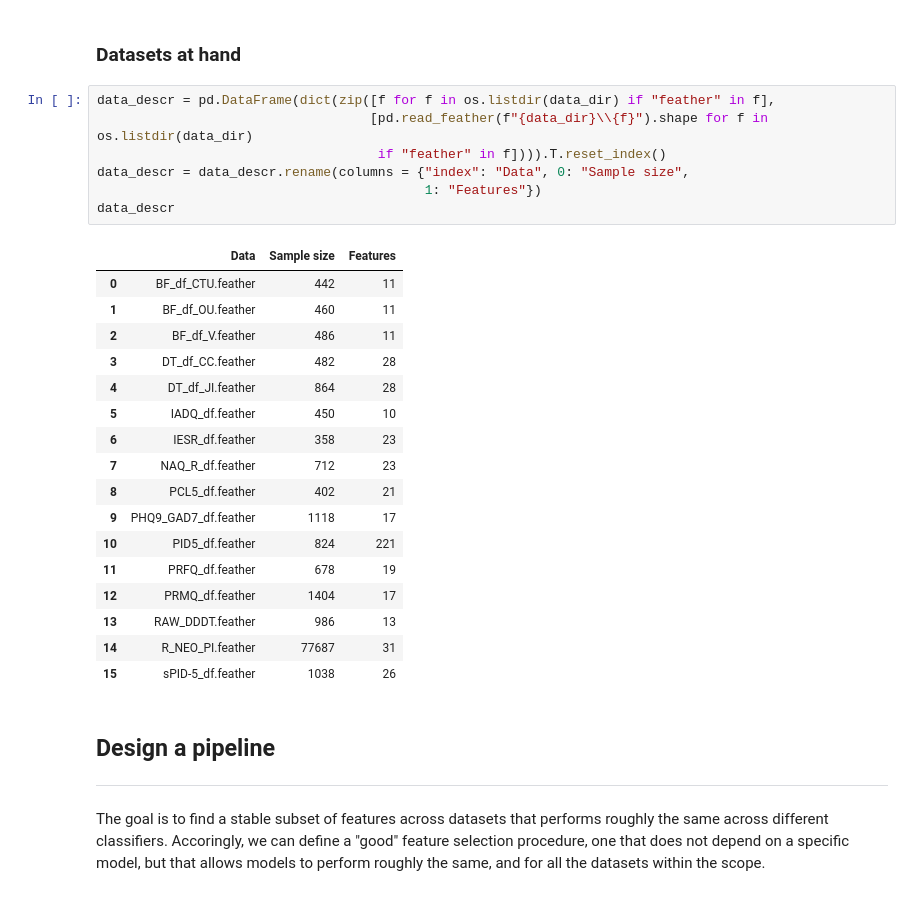
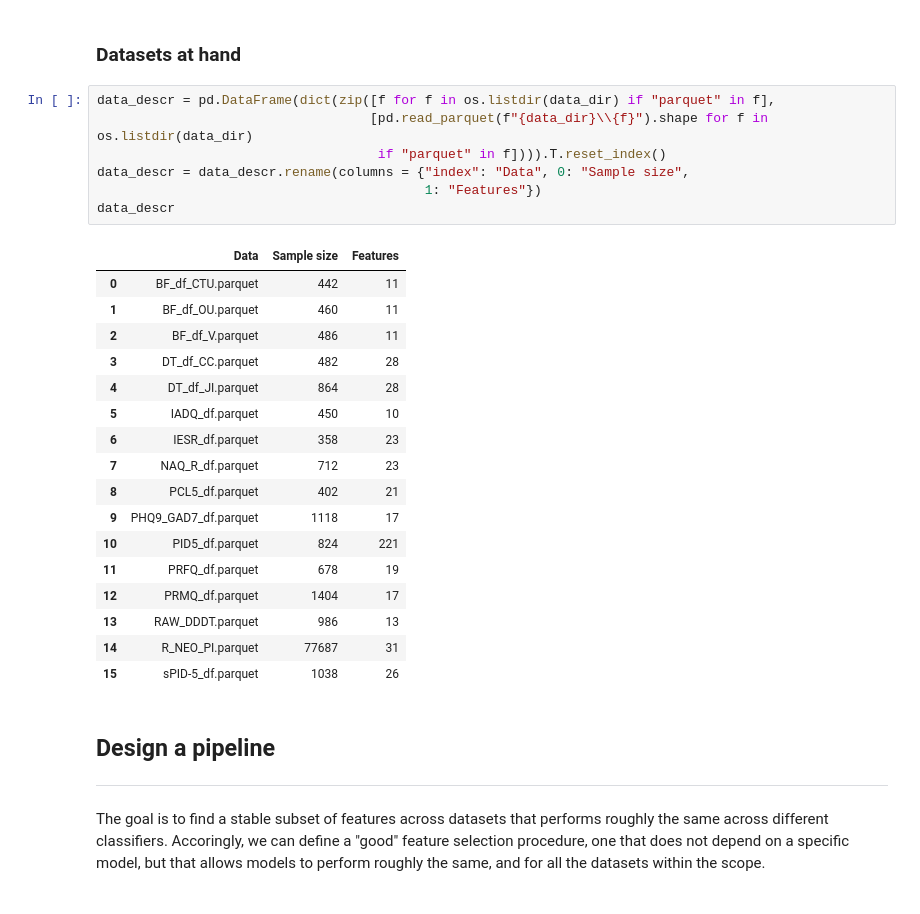
Before and after one commit to MattiaBrocco/Model-agnostic-feature-selection, a Jupyter notebook: CBSD Project MB.ipynb, the cells around one changed output. Cells and saved outputs as stored; diff of their text form.

```diff
--- a/CBSD Project MB.ipynb
+++ b/CBSD Project MB.ipynb
@@ -44,30 +43,30 @@ pd.options.display.max_columns = 500
 # %% [markdown]
 ### Datasets at hand
 # %%
-data_descr = pd.DataFrame(dict(zip([f for f in os.listdir(data_dir) if "feather" in f],
-                                   [pd.read_feather(f"{data_dir}\\{f}").shape for f in os.listdir(data_dir)
-                                    if "feather" in f]))).T.reset_index()
+data_descr = pd.DataFrame(dict(zip([f for f in os.listdir(data_dir) if "parquet" in f],
+                                   [pd.read_parquet(f"{data_dir}\\{f}").shape for f in os.listdir(data_dir)
+                                    if "parquet" in f]))).T.reset_index()
 data_descr = data_descr.rename(columns = {"index": "Data", 0: "Sample size",
                                           1: "Features"})
 data_descr
 # %% [output]
 |  | Data | Sample size | Features |
-| 0 | BF_df_CTU.feather | 442 | 11 |
-| 1 | BF_df_OU.feather | 460 | 11 |
-| 2 | BF_df_V.feather | 486 | 11 |
-| 3 | DT_df_CC.feather | 482 | 28 |
-| 4 | DT_df_JI.feather | 864 | 28 |
-| 5 | IADQ_df.feather | 450 | 10 |
-| 6 | IESR_df.feather | 358 | 23 |
-| 7 | NAQ_R_df.feather | 712 | 23 |
-| 8 | PCL5_df.feather | 402 | 21 |
-| 9 | PHQ9_GAD7_df.feather | 1118 | 17 |
-| 10 | PID5_df.feather | 824 | 221 |
-| 11 | PRFQ_df.feather | 678 | 19 |
-| 12 | PRMQ_df.feather | 1404 | 17 |
-| 13 | RAW_DDDT.feather | 986 | 13 |
-| 14 | R_NEO_PI.feather | 77687 | 31 |
-| 15 | sPID-5_df.feather | 1038 | 26 |
+| 0 | BF_df_CTU.parquet | 442 | 11 |
+| 1 | BF_df_OU.parquet | 460 | 11 |
+| 2 | BF_df_V.parquet | 486 | 11 |
+| 3 | DT_df_CC.parquet | 482 | 28 |
+| 4 | DT_df_JI.parquet | 864 | 28 |
+| 5 | IADQ_df.parquet | 450 | 10 |
+| 6 | IESR_df.parquet | 358 | 23 |
+| 7 | NAQ_R_df.parquet | 712 | 23 |
+| 8 | PCL5_df.parquet | 402 | 21 |
+| 9 | PHQ9_GAD7_df.parquet | 1118 | 17 |
+| 10 | PID5_df.parquet | 824 | 221 |
+| 11 | PRFQ_df.parquet | 678 | 19 |
+| 12 | PRMQ_df.parquet | 1404 | 17 |
+| 13 | RAW_DDDT.parquet | 986 | 13 |
+| 14 | R_NEO_PI.parquet | 77687 | 31 |
+| 15 | sPID-5_df.parquet | 1038 | 26 |
 # %% [markdown]
 ## Design a pipeline
 ***
```
Also changed, not shown: parts of 24 cells of this notebook, 3 other files.
